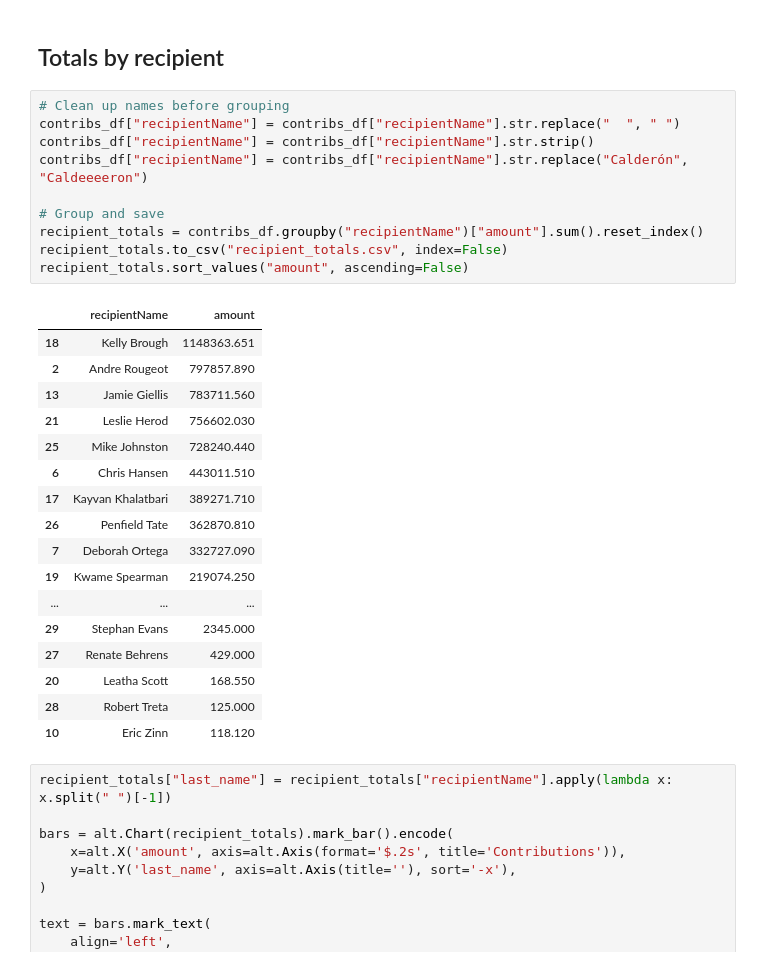
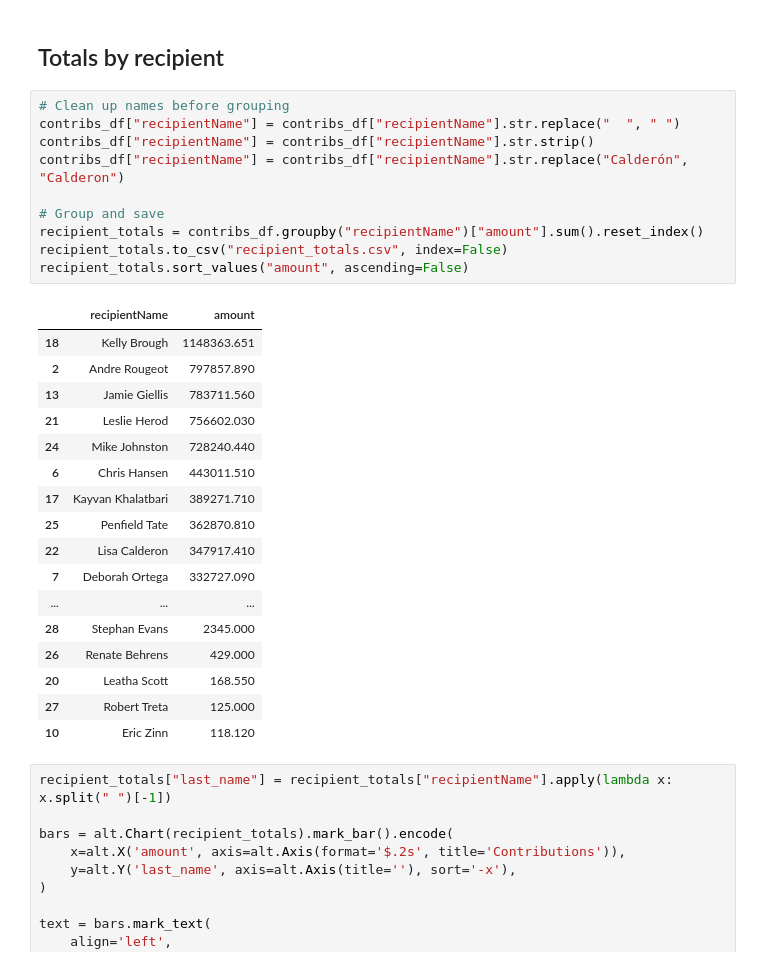
Before and after one commit to aachokey/denver-mayor-cash, a Jupyter notebook: 02_Analysis.ipynb, the cells around one changed output. Cells and saved outputs as stored; diff of their text form.

Commit message:
Update name cleanup

```diff
--- a/02_Analysis.ipynb
+++ b/02_Analysis.ipynb
@@ -60,30 +60,30 @@ contribs_df["amount"].sum()
 # %%
 # Clean up names before grouping
 contribs_df["recipientName"] = contribs_df["recipientName"].str.replace("  ", " ")
 contribs_df["recipientName"] = contribs_df["recipientName"].str.strip()
-contribs_df["recipientName"] = contribs_df["recipientName"].str.replace("Calderón", "Caldeeeeron")
+contribs_df["recipientName"] = contribs_df["recipientName"].str.replace("Calderón", "Calderon")
 
 # Group and save
 recipient_totals = contribs_df.groupby("recipientName")["amount"].sum().reset_index()
 recipient_totals.to_csv("recipient_totals.csv", index=False)
 recipient_totals.sort_values("amount", ascending=False)
 # %% [output]
 |  | recipientName | amount |
 | 18 | Kelly Brough | 1148363.651 |
 | 2 | Andre Rougeot | 797857.890 |
 | 13 | Jamie Giellis | 783711.560 |
 | 21 | Leslie Herod | 756602.030 |
-| 25 | Mike Johnston | 728240.440 |
+| 24 | Mike Johnston | 728240.440 |
 | 6 | Chris Hansen | 443011.510 |
 | 17 | Kayvan Khalatbari | 389271.710 |
-| 26 | Penfield Tate | 362870.810 |
+| 25 | Penfield Tate | 362870.810 |
+| 22 | Lisa Calderon | 347917.410 |
 | 7 | Deborah Ortega | 332727.090 |
-| 19 | Kwame Spearman | 219074.250 |
 | ... | ... | ... |
-| 29 | Stephan Evans | 2345.000 |
-| 27 | Renate Behrens | 429.000 |
+| 28 | Stephan Evans | 2345.000 |
+| 26 | Renate Behrens | 429.000 |
 | 20 | Leatha Scott | 168.550 |
-| 28 | Robert Treta | 125.000 |
+| 27 | Robert Treta | 125.000 |
 | 10 | Eric Zinn | 118.120 |
 # %%
 recipient_totals["last_name"] = recipient_totals["recipientName"].apply(lambda x: x.split(" ")[-1])
```
Also changed, not shown: parts of 21 cells of this notebook.
